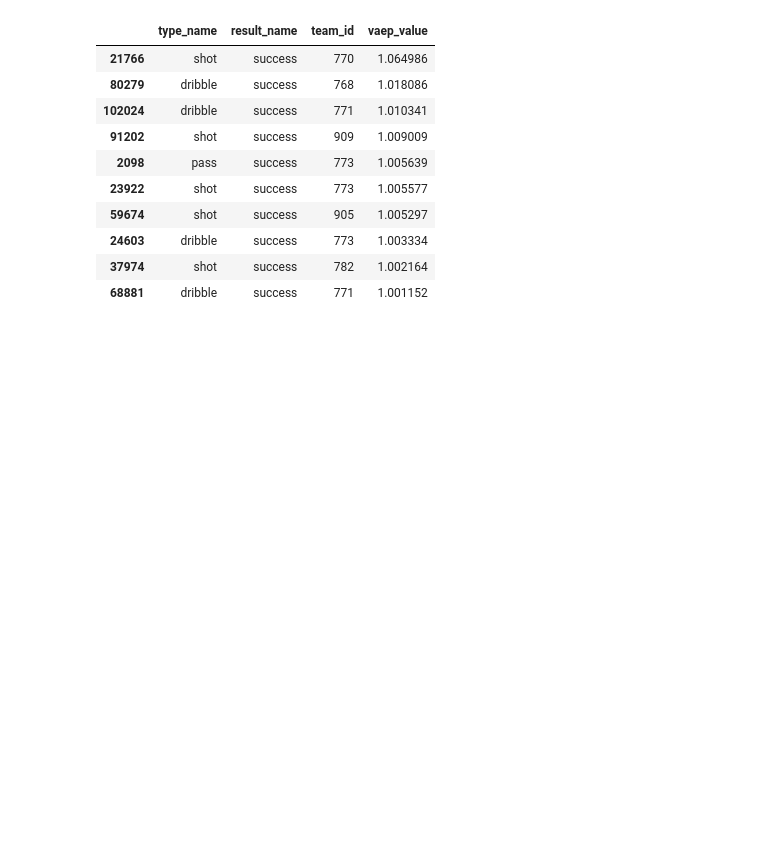
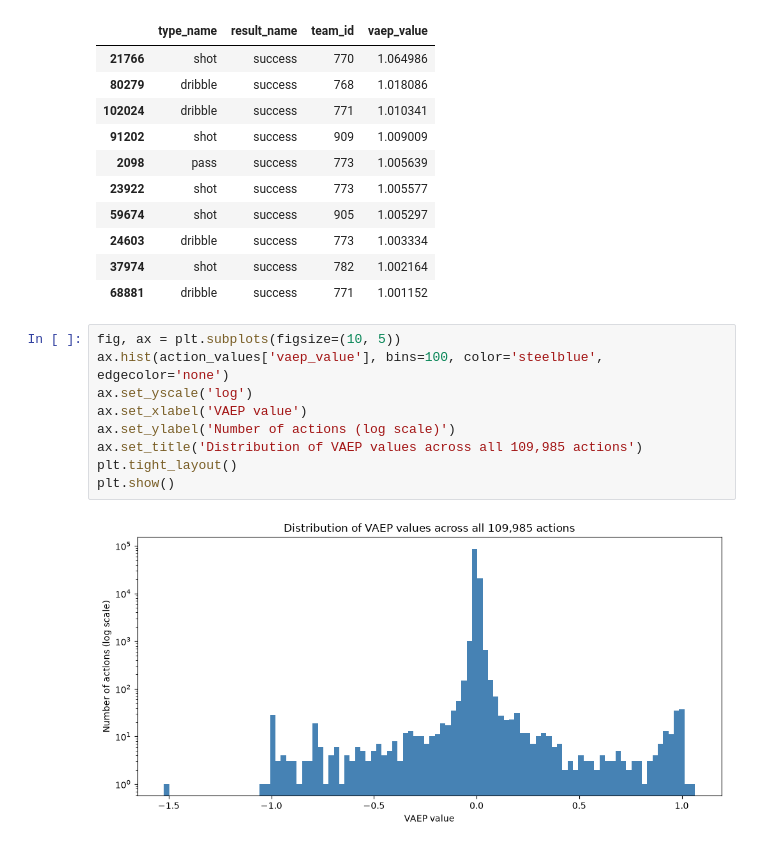
Before and after one commit to Raeesa12/perception-aware-passing-in-football, a Jupyter notebook: notebooks/setup_euro2024.ipynb, the cells around one changed output. Saved outputs shown, nothing was run; the diff lists cells and outputs as text; blank space fills up the shorter version.

```diff
--- a/notebooks/setup_euro2024.ipynb
+++ b/notebooks/setup_euro2024.ipynb
@@ -799,3 +782,14 @@ Highest-value actions:
 | 24603 | dribble | success | 773 | 1.003334 |
 | 37974 | shot | success | 782 | 1.002164 |
 | 68881 | dribble | success | 771 | 1.001152 |
+# %%
+fig, ax = plt.subplots(figsize=(10, 5))
+ax.hist(action_values['vaep_value'], bins=100, color='steelblue', edgecolor='none')
+ax.set_yscale('log')
+ax.set_xlabel('VAEP value')
+ax.set_ylabel('Number of actions (log scale)')
+ax.set_title('Distribution of VAEP values across all 109,985 actions')
+plt.tight_layout()
+plt.show()
+# %% [output]
+[figure, added]
```
Also changed, not shown: parts of 22 cells of this notebook.
